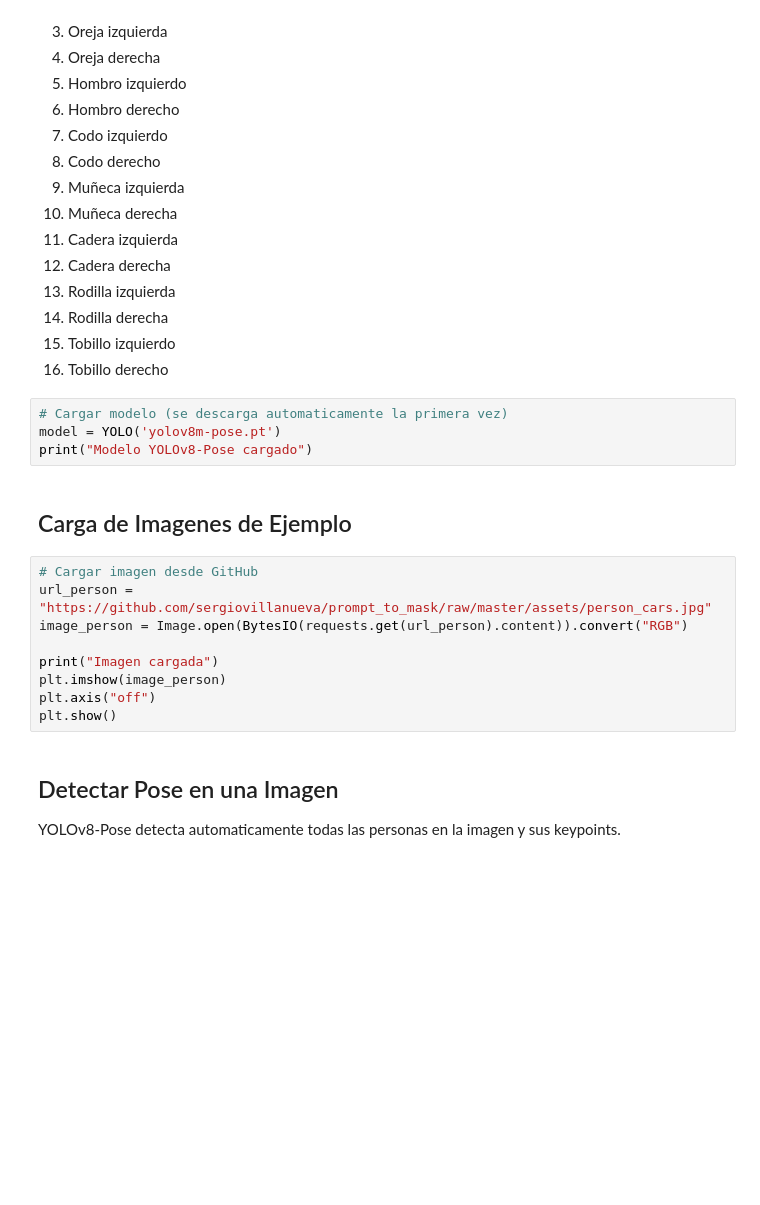
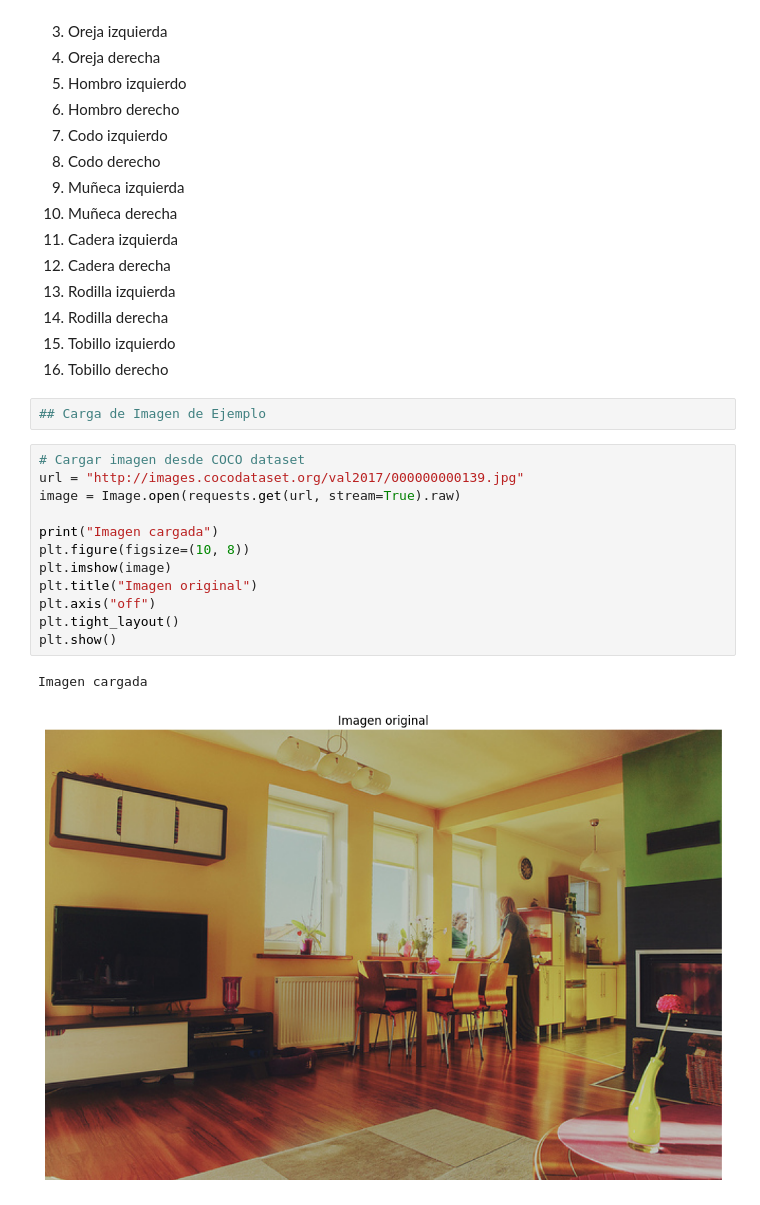
Before and after one commit to sergiovillanueva/Modelos_Fundacionales, a Jupyter notebook: 6_Pose.ipynb, the cells around one changed output. Saved outputs shown, nothing was run; the diff lists cells and outputs as text; blank space fills up the shorter version.

```diff
--- a/6_Pose.ipynb
+++ b/6_Pose.ipynb
@@ -66,22 +96,20 @@ El modelo detecta **17 keypoints** del formato COCO:
 14. Rodilla derecha
 15. Tobillo izquierdo
 16. Tobillo derecho
-# %%
-# Cargar modelo (se descarga automaticamente la primera vez)
-model = YOLO('yolov8m-pose.pt')
-print("Modelo YOLOv8-Pose cargado")
-# %% [markdown]
-## Carga de Imagenes de Ejemplo
+# %%
+## Carga de Imagen de Ejemplo
 # %%
-# Cargar imagen desde GitHub
-url_person = "https://github.com/sergiovillanueva/prompt_to_mask/raw/master/assets/person_cars.jpg"
-image_person = Image.open(BytesIO(requests.get(url_person).content)).convert("RGB")
+# Cargar imagen desde COCO dataset
+url = "http://images.cocodataset.org/val2017/000000000139.jpg"
+image = Image.open(requests.get(url, stream=True).raw)
 
 print("Imagen cargada")
-plt.imshow(image_person)
+plt.figure(figsize=(10, 8))
+plt.imshow(image)
+plt.title("Imagen original")
 plt.axis("off")
+plt.tight_layout()
 plt.show()
+# %% [output]
+Imagen cargada
+[figure, added]
-# %% [markdown]
-## Detectar Pose en una Imagen
-
-YOLOv8-Pose detecta automaticamente todas las personas en la imagen y sus keypoints.
```
Also changed, not shown: parts of 22 cells of this notebook, 9 other files.
